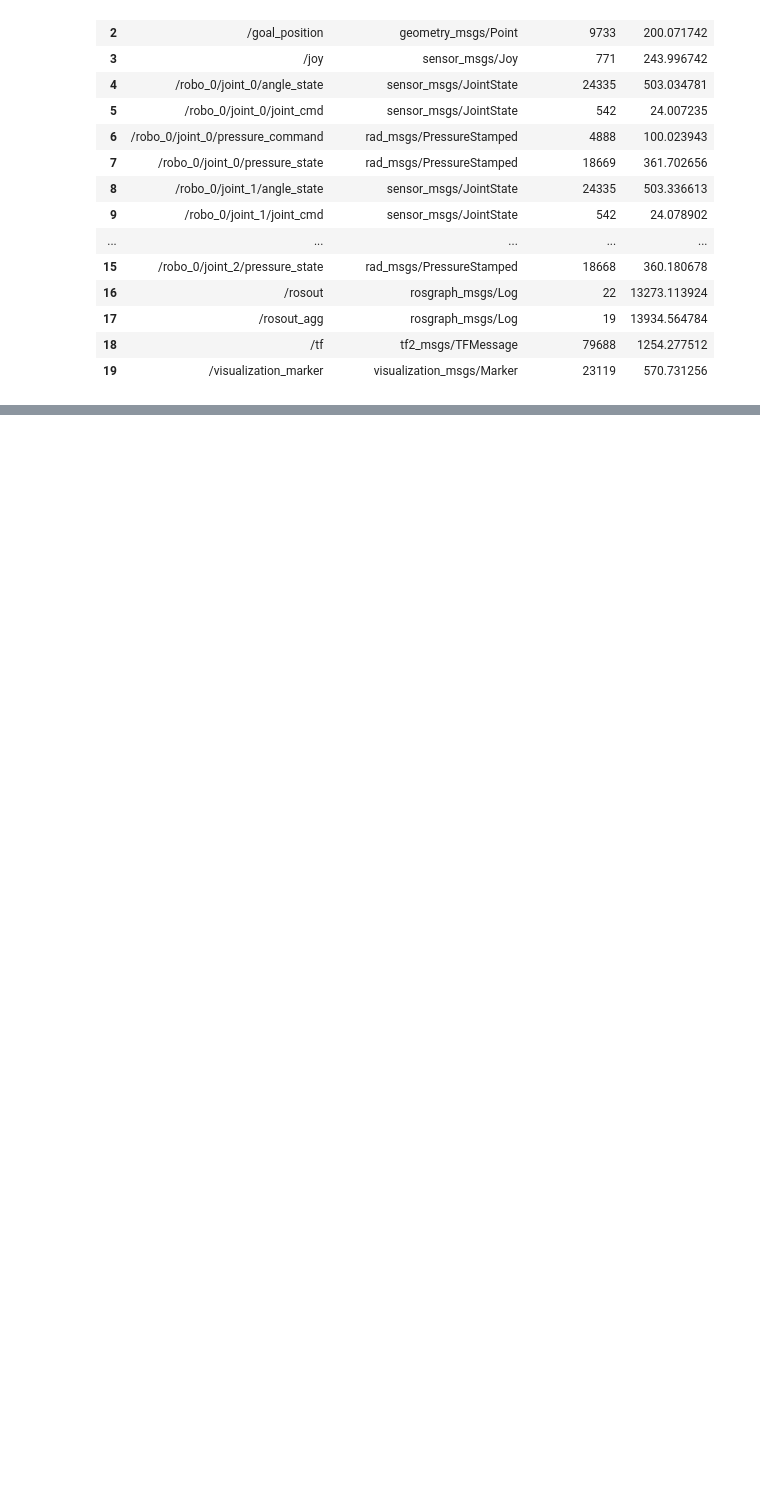
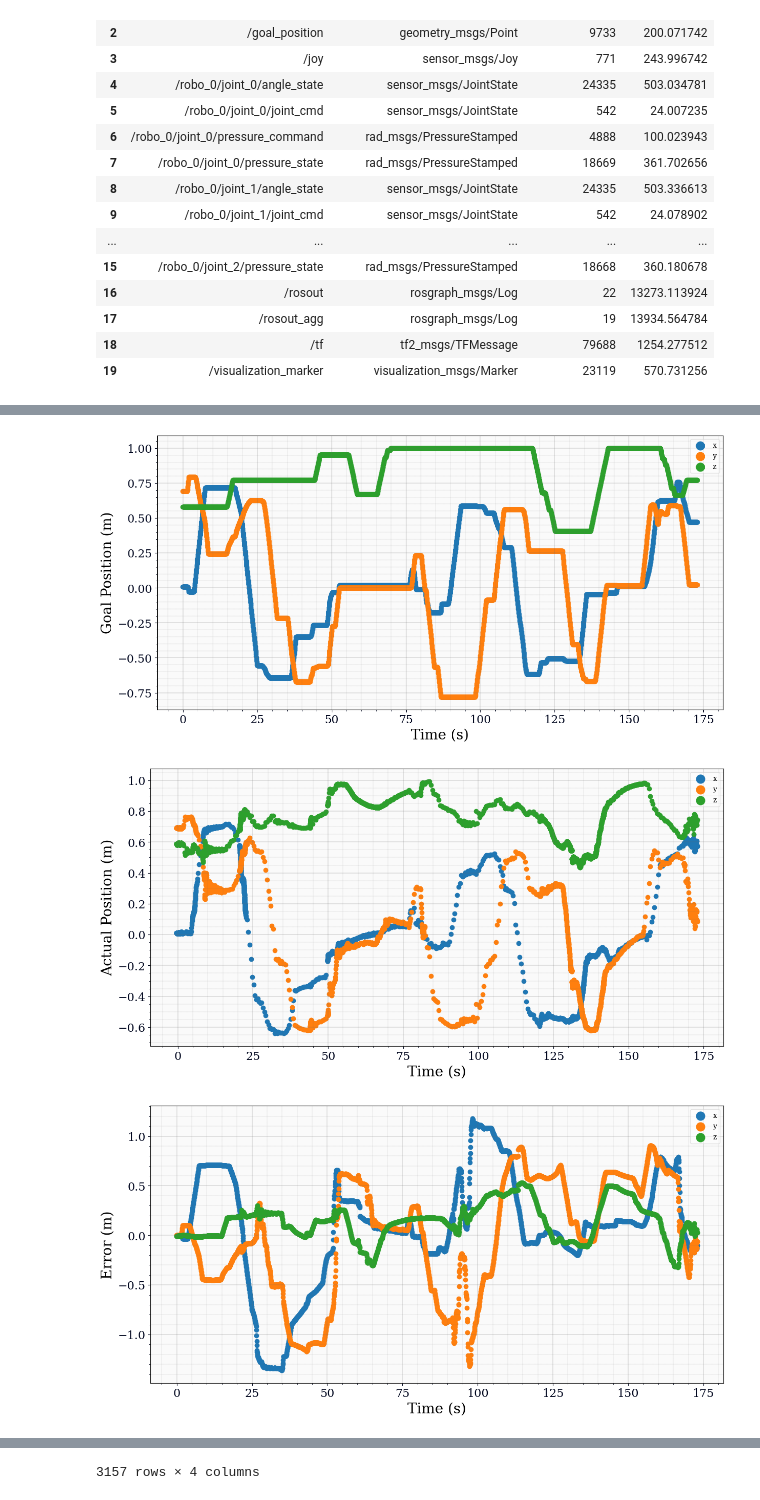
Before and after one commit to dcheney01/bellows_ik, a Jupyter notebook: rosbag_info/bag_interpreter.ipynb, the cells around one changed output, grey strips where cells are left out. Drawn from its saved outputs; the diff is of its cells as text; code cells hidden in the pictures; blank space fills up the shorter version.

```diff
--- a/rosbag_info/bag_interpreter.ipynb
+++ b/rosbag_info/bag_interpreter.ipynb
@@ -6,9 +6,13 @@ import seaborn as sea
 import matplotlib.pyplot as plt
 import numpy as np
 # %%
-b1 = bagreader('/home/daniel/research/catkin_ws/src/bellows_ik/rosbag_info/2022-12-06-10-34-22.bag')
-b2 = bagreader('/home/daniel/research/catkin_ws/src/bellows_ik/rosbag_info/2022-12-06-10-35-39.bag')
-b3 = bagreader('/home/daniel/research/catkin_ws/src/bellows_ik/rosbag_info/2022-12-06-10-37-04.bag')
+# b1 = bagreader('/home/daniel/research/catkin_ws/src/bellows_ik/rosbag_info/2022-12-06-10-34-22.bag')
+# b2 = bagreader('/home/daniel/research/catkin_ws/src/bellows_ik/rosbag_info/2022-12-06-10-35-39.bag')
+# b3 = bagreader('/home/daniel/research/catkin_ws/src/bellows_ik/rosbag_info/2022-12-06-10-37-04.bag')
+
+b1 = bagreader('C:/Users/danie/OneDrive/Documents/School/bellows_ik/rosbag_info/2022-12-06-10-34-22.bag')
+b2 = bagreader('C:/Users/danie/OneDrive/Documents/School/bellows_ik/rosbag_info/2022-12-06-10-35-39.bag')
+b3 = bagreader('C:/Users/danie/OneDrive/Documents/School/bellows_ik/rosbag_info/2022-12-06-10-37-04.bag')
 
 b = [b1, b2, b3]
 # %% [output]
@@ -51,9 +53,12 @@ for bag in b:
 # %%
-def plot_df(df):
+def plot_df(df, ylabel='Error (m)'):
     fig, ax = bagpy.create_fig(1)
     ax[0].scatter(x='Time', y='x', data=df)
     ax[0].scatter(x='Time', y='y', data=df)
     ax[0].scatter(x='Time', y='z', data=df)
+    ax[0].legend()
+    ax[0].set(xlabel='Time (s)', ylabel=ylabel)
+
     plt.show()
 # %%
 goal_df = []
@@ -62,7 +67,4 @@ current_df= []
 for i in range(len(b)):
     goal_df.append(pd.read_csv(GOAL_MSG[i]))
     current_df.append(pd.read_csv(CURRENT_MSG[i]))
-# %%
-goal_df = goal_df[0]
-current_df = current_df[0]
 # %%
@@ -143,0 +121,34 @@ plt.show()
+# %%
+# Second data set
+goal_df3 = goal_df[2]
+current_df3 = current_df[2]
+
+# Get the time to start at 5 s for both data_frames (when something interesting starts to happen)
+goal_df3['Time'] = goal_df3['Time'].subtract(goal_df3['Time'].iat[0] + 9)
+
+current_df3['Time'] = current_df3['Time'].subtract(current_df3['Time'].iat[0] + 9)
+
+# # make goal and current df the same size
+smaller_current_df3 = current_df3[1700:]
+
+# print(dataframe.drop(['item-2','item-4']))
+
+smaller_goal_df3 = goal_df3[1800:]
+keep_idx = list(np.linspace(0, smaller_goal_df3.shape[0]-1, smaller_current_df3.shape[0], dtype=int))
+smaller_goal_df3.reset_index(inplace = True, drop = True)
+smaller_goal_df3 = smaller_goal_df3.loc[keep_idx]
+
+smaller_goal_df3.reset_index(inplace = True, drop = True)
+smaller_current_df3.reset_index(inplace = True, drop = True)
+
+error_df3 = smaller_goal_df3.subtract(smaller_current_df3)
+error_df3['Time'] = smaller_goal_df3['Time']
+plot_df(smaller_goal_df3, "Goal Position (m)")
+plot_df(smaller_current_df3, "Actual Position (m)")
+plot_df(error_df3)
+
+smaller_goal_df3
+# %% [output]
+[figure, added]
+[figure, added]
+[figure, added]
@@ -143,0 +167 @@ plt.show()
+3157 rows × 4 columns
```
Also changed, not shown: parts of 17 cells of this notebook, 7 other files.
